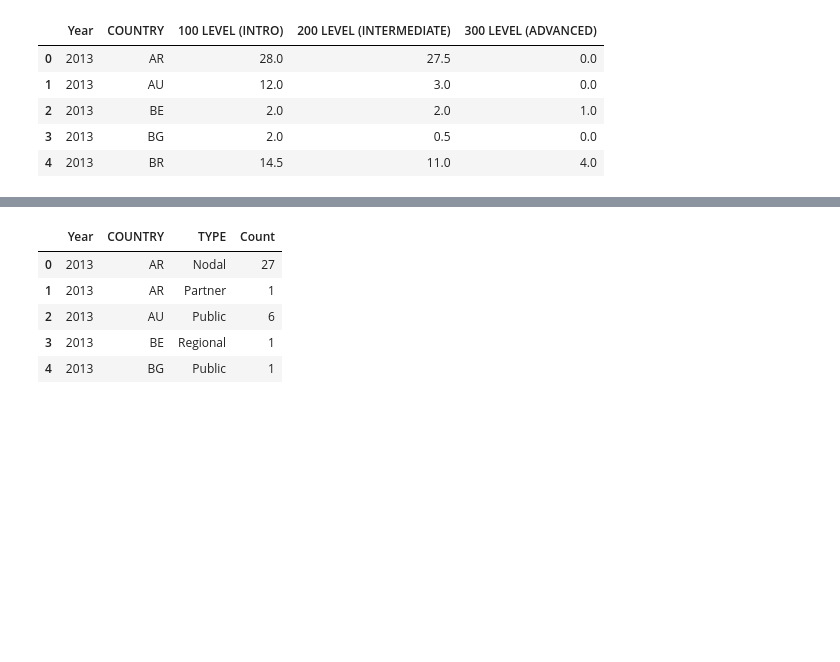
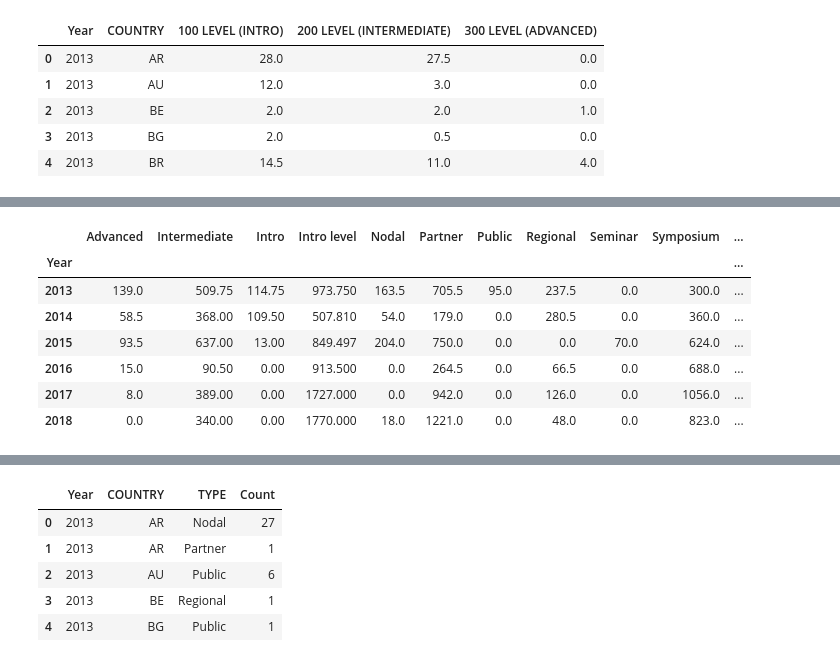
Before and after one commit to charlottegiseleweil/natcap-training-viz, a Jupyter notebook: Preprocessing/Preprocessing_shikhar.ipynb, the cells around one changed output, grey strips where cells are left out. Drawn from its saved outputs; the diff is of its cells as text; code cells hidden in the pictures; blank space fills up the shorter version.

Commit message:
Create data for levels

```diff
--- a/Preprocessing/Preprocessing_shikhar.ipynb
+++ b/Preprocessing/Preprocessing_shikhar.ipynb
@@ -181,0 +268,48 @@ levels_grouped_by_year_and_country.head()
+# %%
+### Trainee/days
+data = pd.read_excel('../Data/PARTICIPANT LISTS - 2013-present.xlsx', sheet_name=None, header=1)
+attendanceTD = pd.DataFrame()
+
+# years
+for yr in data.keys():
+    attendanceTD = attendanceTD.append({'Year': yr,
+
+                                    # number of participants (P) for year yr
+                                    'Total':data[yr][data[yr]['P/I']=='P']['LENGTH\n(# OF DAYS)'].sum(),
+
+                                    # number of participants for year yr per type
+                                    'Intro' : data[yr][(data[yr]['P/I']=='P') & (data[yr]['TYPE']=='Intro')]['LENGTH\n(# OF DAYS)'].sum(),
+                                    'Nodal' : data[yr][(data[yr]['P/I']=='P') & (data[yr]['TYPE']=='Nodal')]['LENGTH\n(# OF DAYS)'].sum(),
+                                    'Partner': data[yr][(data[yr]['P/I']=='P') & (data[yr]['TYPE']=='Partner')]['LENGTH\n(# OF DAYS)'].sum(),
+                                    'Public': data[yr][(data[yr]['P/I']=='P') & (data[yr]['TYPE']=='Public')]['LENGTH\n(# OF DAYS)'].sum(),
+                                    'Regional': data[yr][(data[yr]['P/I']=='P') & (data[yr]['TYPE']=='Regional')]['LENGTH\n(# OF DAYS)'].sum(),
+                                    'Seminar': data[yr][(data[yr]['P/I']=='P') & (data[yr]['TYPE']=='Seminar')]['LENGTH\n(# OF DAYS)'].sum(),
+                                    'Symposium': data[yr][(data[yr]['P/I']=='P') & (data[yr]['TYPE']=='Symposium')]['LENGTH\n(# OF DAYS)'].sum(),
+                                    'Webinar': data[yr][(data[yr]['P/I']=='P') & (data[yr]['TYPE']=='Webinar')]['LENGTH\n(# OF DAYS)'].sum(),
+                                    #'Other training': data[yr][(data[yr]['P/I']=='P') & (data[yr]['TYPE']=='nan')]['LENGTH\n(# OF DAYS)'].sum()
+
+                                    # number of participants for year yr per level
+                                    'Intro level' : data[yr][data[yr]['P/I']=='P']['100 LEVEL\n(INTRO)'].sum(),
+                                    'Intermediate' : data[yr][data[yr]['P/I']=='P']['200 LEVEL\n(INTERMEDIATE)'].sum(),
+                                    'Advanced' : data[yr][data[yr]['P/I']=='P']['300 LEVEL\n(ADVANCED)'].sum()
+                                    },
+
+                                   ignore_index=True)
+
+attendanceTD['Other trainings'] = attendanceTD['Total'] - attendanceTD['Symposium']
+attendanceTD = attendanceTD.sort_values('Year')
+attendanceTD = attendanceTD.set_index('Year')
+
+# Get totals
+# attendanceTD = attendanceTD.append(pd.Series(attendanceTD.sum(numeric_only=True), name='Total'), ignore_index=False)
+
+attendanceTD
+# %% [output]
+|  | Advanced | Intermediate | Intro | Intro level | Nodal | Partner | Public | Regional | Seminar | Symposium | ... |
+| Year |  |  |  |  |  |  |  |  |  |  | ... |
+| 2013 | 139.0 | 509.75 | 114.75 | 973.750 | 163.5 | 705.5 | 95.0 | 237.5 | 0.0 | 300.0 | ... |
+| 2014 | 58.5 | 368.00 | 109.50 | 507.810 | 54.0 | 179.0 | 0.0 | 280.5 | 0.0 | 360.0 | ... |
+| 2015 | 93.5 | 637.00 | 13.00 | 849.497 | 204.0 | 750.0 | 0.0 | 0.0 | 70.0 | 624.0 | ... |
+| 2016 | 15.0 | 90.50 | 0.00 | 913.500 | 0.0 | 264.5 | 0.0 | 66.5 | 0.0 | 688.0 | ... |
+| 2017 | 8.0 | 389.00 | 0.00 | 1727.000 | 0.0 | 942.0 | 0.0 | 126.0 | 0.0 | 1056.0 | ... |
+| 2018 | 0.0 | 340.00 | 0.00 | 1770.000 | 18.0 | 1221.0 | 0.0 | 48.0 | 0.0 | 823.0 | ... |
```
Also changed, not shown: parts of 17 cells of this notebook, 2 other files.
